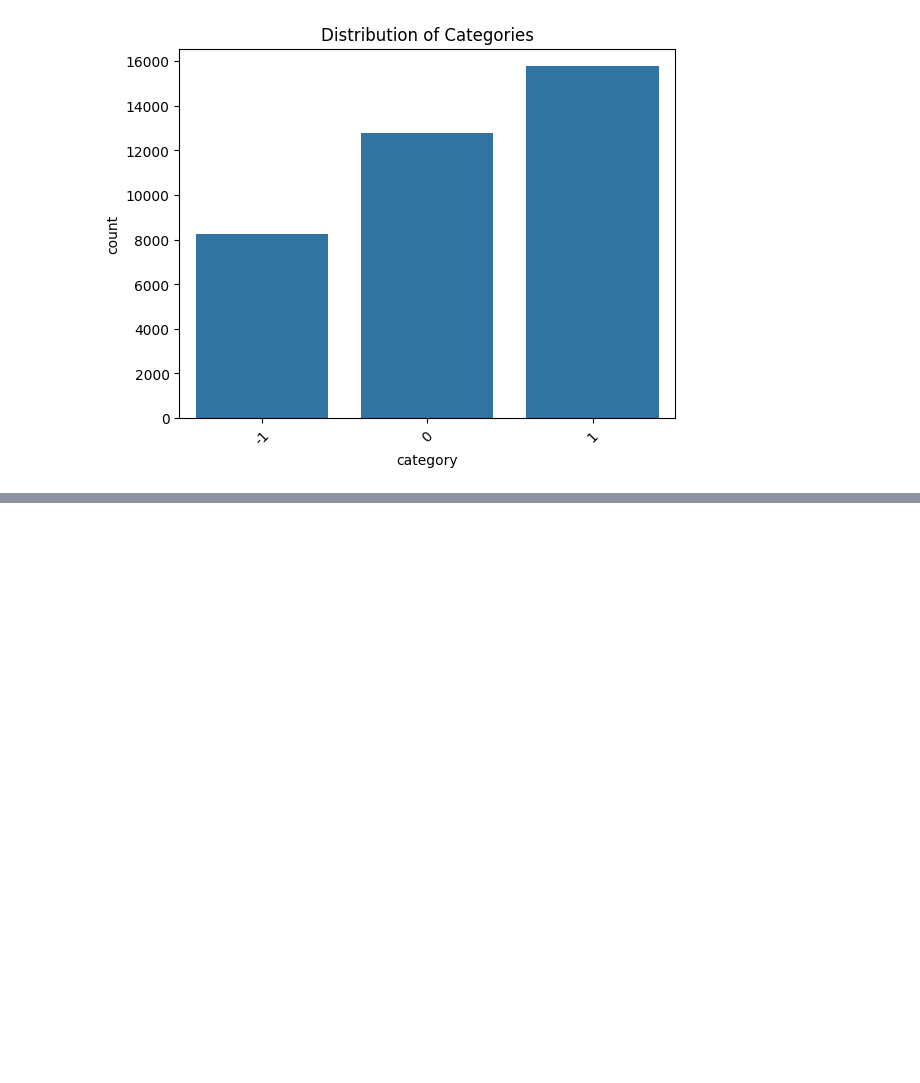
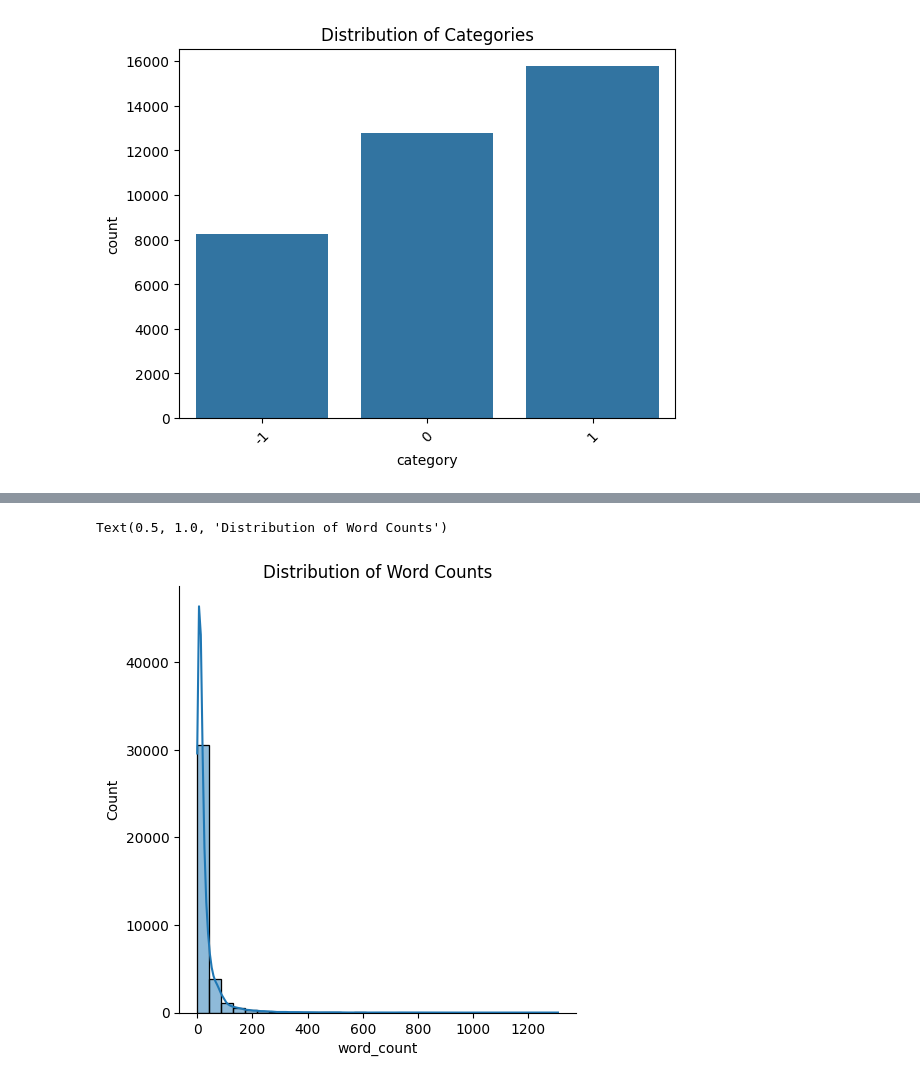
Before and after one commit to Aditya-Raj-Kaushik/ai, a Jupyter notebook: Preprocessing_EDA.ipynb, the cells around one changed output, grey strips where cells are left out. Cells and saved outputs as stored; diff of their text form; code cells hidden in the pictures; blank space fills up the shorter version.

Commit message:
graph plotted

```diff
--- a/Preprocessing_EDA.ipynb
+++ b/Preprocessing_EDA.ipynb
@@ -159,0 +168,2 @@ plt.show()
+# %%
+df['word_count'] = df['clean_comment'].apply(lambda x: len(x.split()))
@@ -159,0 +191,6 @@ plt.show()
+# %%
+sns.displot(df['word_count'], bins=30, kde=True)
+plt.title('Distribution of Word Counts')
+# %% [output]
+Text(0.5, 1.0, 'Distribution of Word Counts')
+[figure, added]
```
Also changed, not shown: parts of 10 cells of this notebook.
